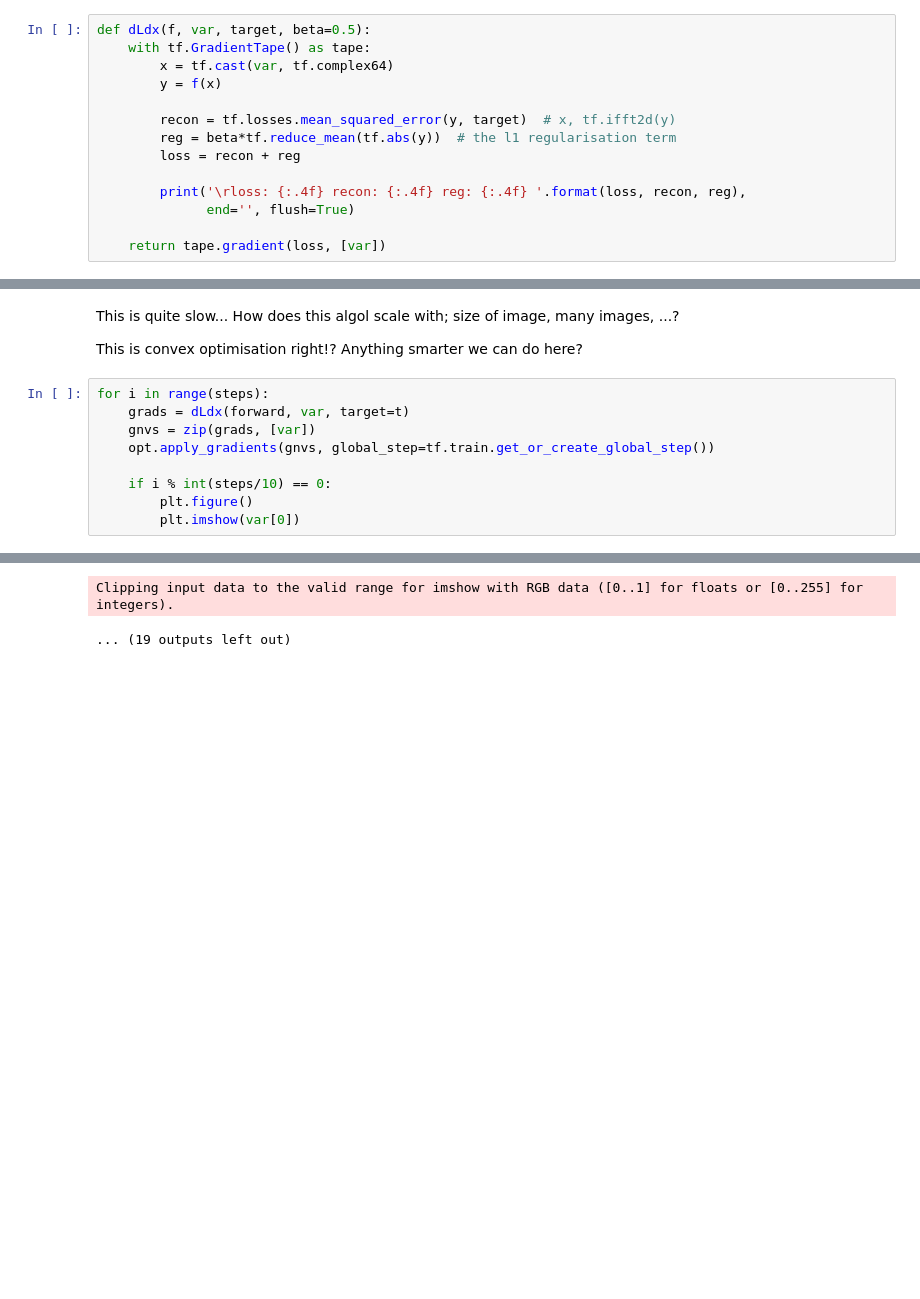
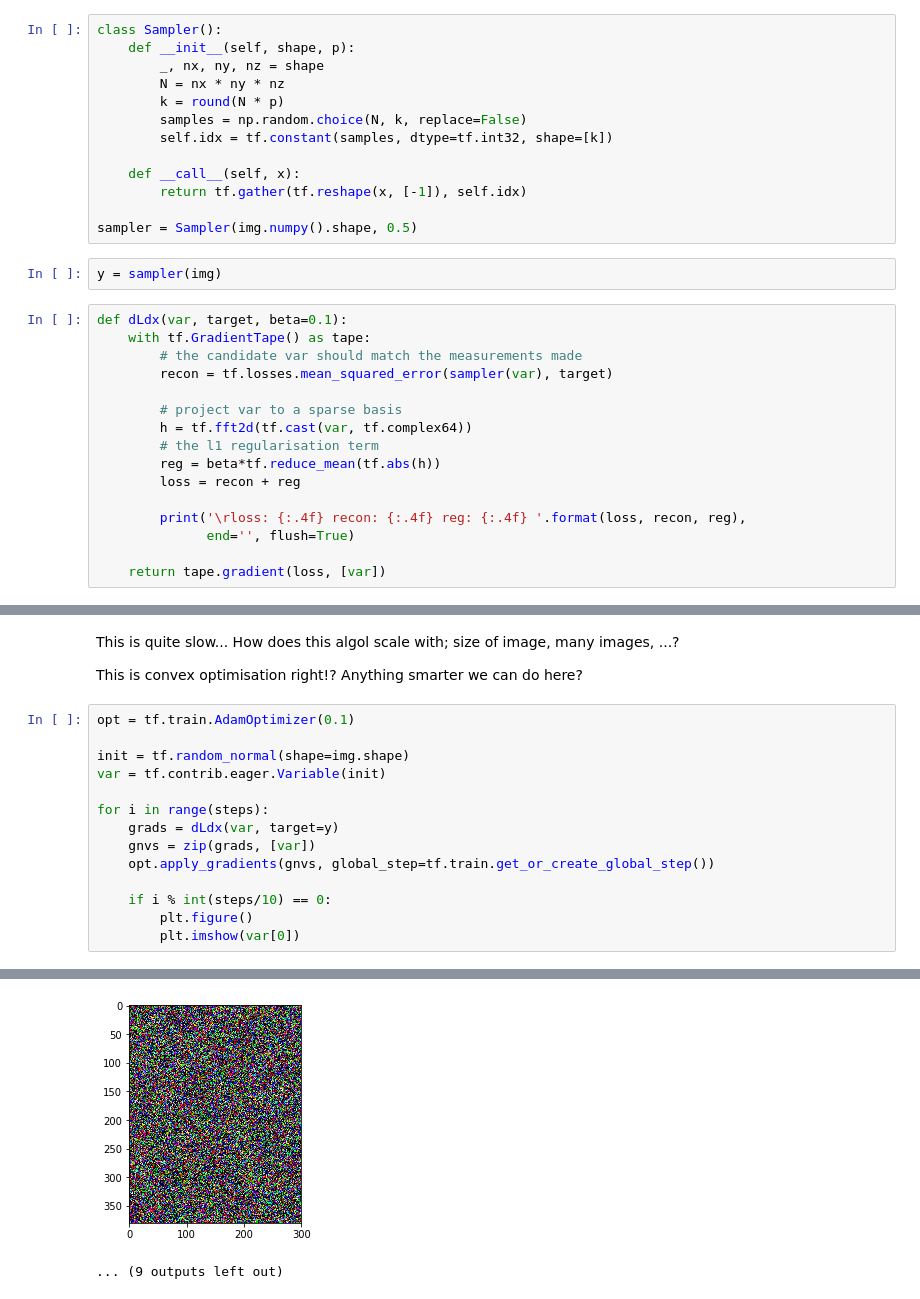
Before and after one commit to act65/mri-reconstruction, a Jupyter notebook: notebooks/compressed-sensing/tutorial.ipynb, the cells around one changed output, grey strips where cells are left out. Drawn from its saved outputs; the diff is of its cells as text; blank space fills up the shorter version.

```diff
--- a/notebooks/compressed-sensing/tutorial.ipynb
+++ b/notebooks/compressed-sensing/tutorial.ipynb
@@ -75,11 +23,28 @@ t = forward(x)
+# %%
+class Sampler():
+    def __init__(self, shape, p):
+        _, nx, ny, nz = shape
+        N = nx * ny * nz
+        k = round(N * p)
+        samples = np.random.choice(N, k, replace=False)
+        self.idx = tf.constant(samples, dtype=tf.int32, shape=[k])
+
+    def __call__(self, x):
+        return tf.gather(tf.reshape(x, [-1]), self.idx)
+
+sampler = Sampler(img.numpy().shape, 0.5)
+# %%
+y = sampler(img)
 # %%
-def dLdx(f, var, target, beta=0.5):
+def dLdx(var, target, beta=0.1):
     with tf.GradientTape() as tape:
-        x = tf.cast(var, tf.complex64)
-        y = f(x)
+        # the candidate var should match the measurements made
+        recon = tf.losses.mean_squared_error(sampler(var), target)
 
-        recon = tf.losses.mean_squared_error(y, target)  # x, tf.ifft2d(y)
-        reg = beta*tf.reduce_mean(tf.abs(y))  # the l1 regularisation term
+        # project var to a sparse basis
+        h = tf.fft2d(tf.cast(var, tf.complex64))
+        # the l1 regularisation term
+        reg = beta*tf.reduce_mean(tf.abs(h))
         loss = recon + reg
 
         print('\rloss: {:.4f} recon: {:.4f} reg: {:.4f} '.format(loss, recon, reg),
@@ -101,8 +60,13 @@ How does this algol scale with; size of image, many images, ...?
 
 This is convex optimisation right!? Anything smarter we can do here?
 # %%
+opt = tf.train.AdamOptimizer(0.1)
+
+init = tf.random_normal(shape=img.shape)
+var = tf.contrib.eager.Variable(init)
+
 for i in range(steps):
-    grads = dLdx(forward, var, target=t)
+    grads = dLdx(var, target=y)
     gnvs = zip(grads, [var])
     opt.apply_gradients(gnvs, global_step=tf.train.get_or_create_global_step())
 
@@ -124,2 +88,2 @@ loss: 4.6642 recon: 1.8228 reg: 2.8413
+[figure, added]
-Clipping input data to the valid range for imshow with RGB data ([0..1] for floats or [0..255] for integers).
+... (9 outputs left out)
-... (19 outputs left out)
```
Also changed, not shown: parts of 10 cells of this notebook, 1 other file.
